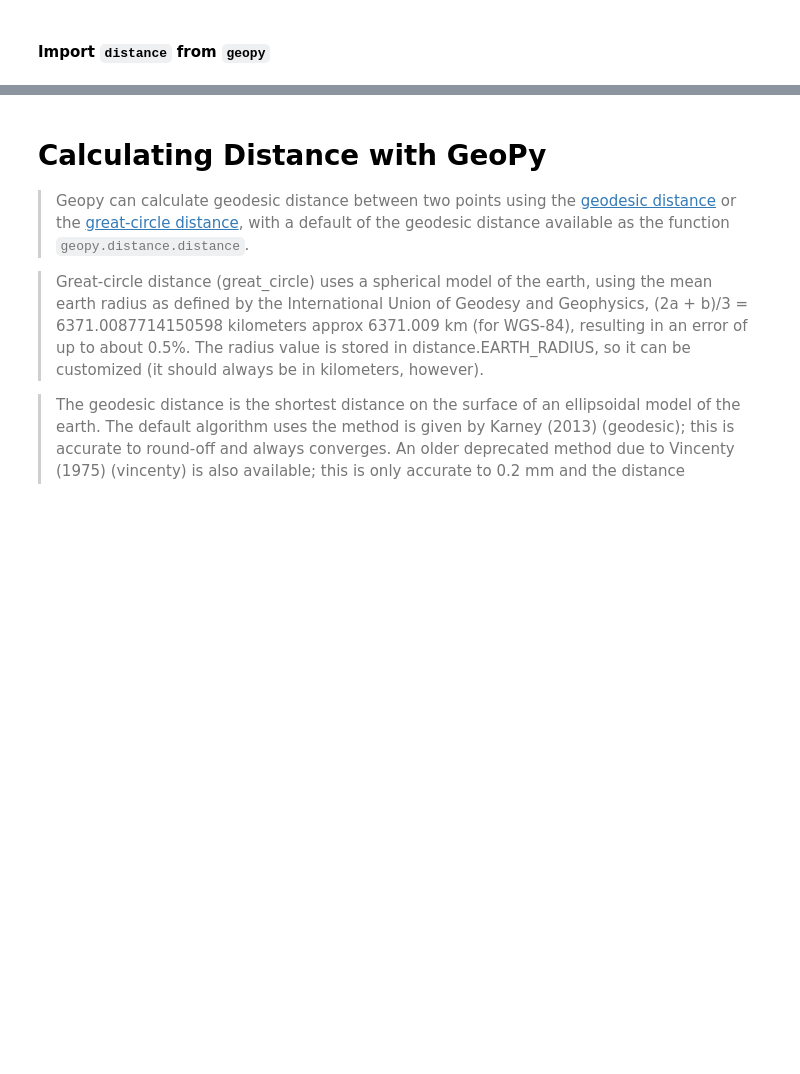
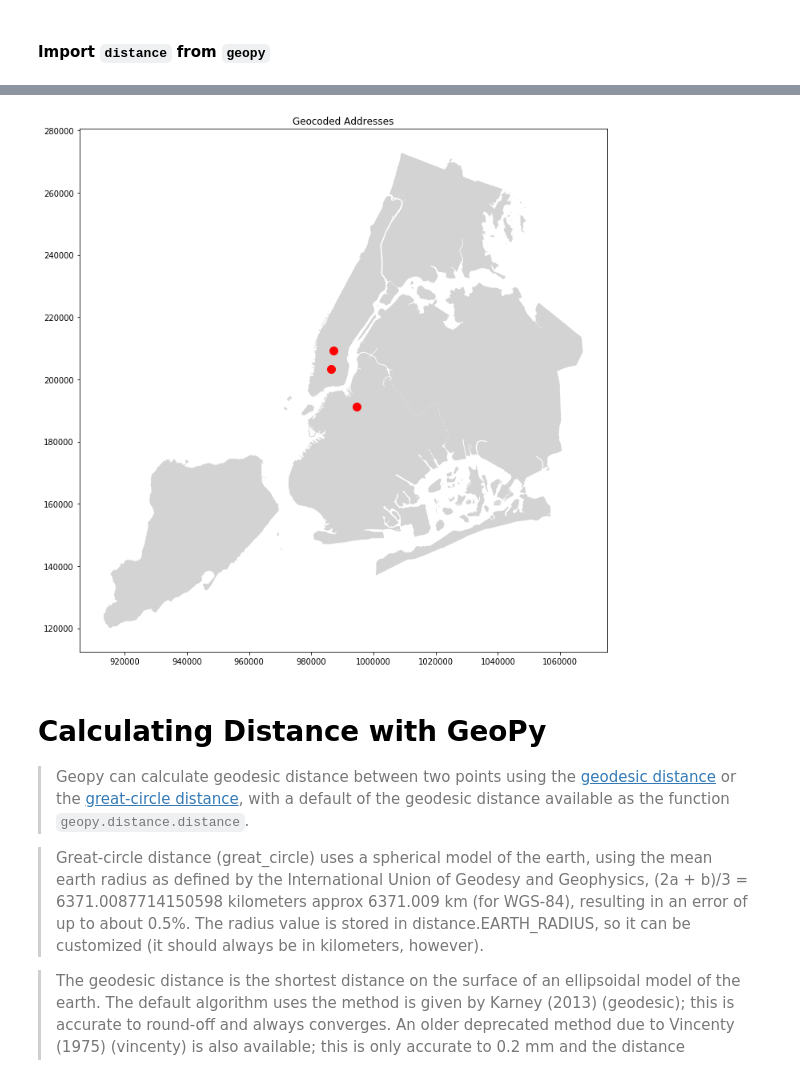
Before and after one commit to katkim0307/pratt-savi-810-2020-03-lesson_08, a Jupyter notebook: lesson_08.ipynb, the cells around one changed output, grey strips where cells are left out. Saved outputs shown, nothing was run; the diff lists cells and outputs as text; code cells hidden in the pictures; blank space fills up the shorter version.

```diff
--- a/lesson_08.ipynb
+++ b/lesson_08.ipynb
@@ -148,16 +217,26 @@ address = GeoDataFrame(df, geometry='geometry', crs={'init': 'epsg:4326', 'no_de
 # %%
 fig, ax = plt.subplots(figsize=(12, 12))
 
-### code here
+### boro plot code here
+boro_gdf.plot(
+    ax=ax,
+    color='lightgrey',
+)
 
-### code here
-
+### address plot code here
+gdf.to_crs(epsg=2263).plot(
+    ax=ax,
+    color='red',
+    markersize=100,
+)
 
 ### code here
 
 plt.title('Geocoded Addresses')
 
 plt.show();
+# %% [output]
+[figure, added]
 # %% [markdown]
 # Calculating Distance with GeoPy
 
```
Also changed, not shown: parts of 51 cells of this notebook, 6 other files.
